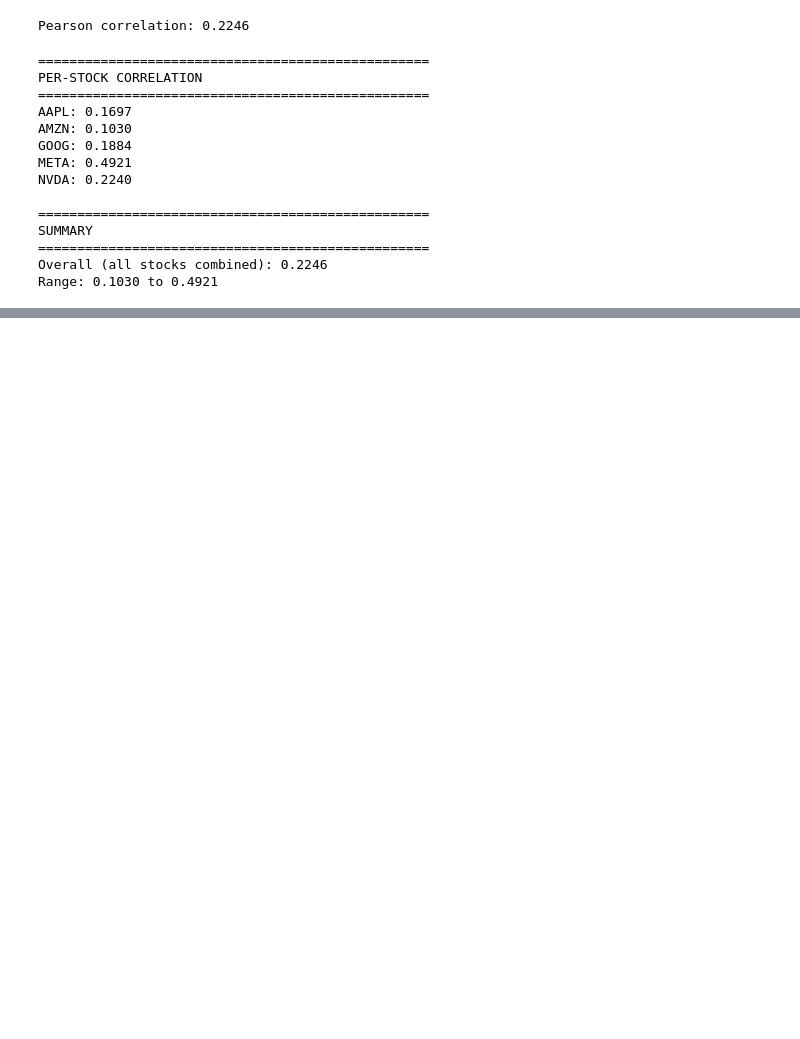
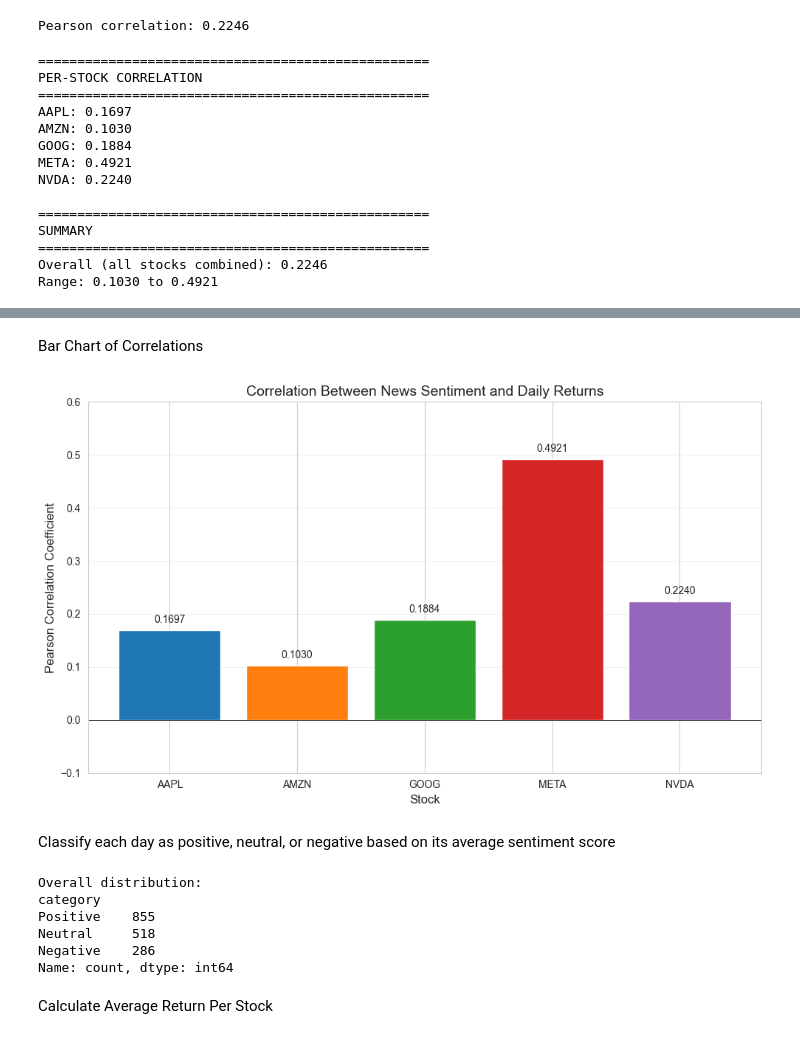
Before and after one commit to meronsisay/news-sentiment-analysis, a Jupyter notebook: notebooks/sentiment_correlation.ipynb, the cells around one changed output, grey strips where cells are left out. Drawn from its saved outputs; the diff is of its cells as text; code cells hidden in the pictures; blank space fills up the shorter version.

```diff
--- a/notebooks/sentiment_correlation.ipynb
+++ b/notebooks/sentiment_correlation.ipynb
@@ -283,0 +359,61 @@ Range: 0.1030 to 0.4921
+# %% [markdown]
+ Bar Chart of Correlations
+# %%
+# Calculate per-stock correlations
+stock_corr = sentiment_returns.groupby('stock')['avg_sentiment'].corr(sentiment_returns['return_pct']).reset_index()
+# Fix the above - correct way:
+stock_corr = []
+for stock in sentiment_returns['stock'].unique():
+    data = sentiment_returns[sentiment_returns['stock'] == stock]
+    stock_corr.append({'stock': stock, 'correlation': data['avg_sentiment'].corr(data['return_pct'])})
+stock_corr = pd.DataFrame(stock_corr)
+
+# Bar chart
+plt.figure(figsize=(10, 6))
+colors_bar = ['#1f77b4', '#ff7f0e', '#2ca02c', '#d62728', '#9467bd']
+bars = plt.bar(stock_corr['stock'], stock_corr['correlation'], color=colors_bar)
+
+# Add value labels on bars
+for bar, corr in zip(bars, stock_corr['correlation']):
+    plt.text(bar.get_x() + bar.get_width()/2, bar.get_height() + 0.01,
+             f'{corr:.4f}', ha='center', va='bottom', fontsize=10)
+
+plt.xlabel('Stock', fontsize=12)
+plt.ylabel('Pearson Correlation Coefficient', fontsize=12)
+plt.title('Correlation Between News Sentiment and Daily Returns', fontsize=14)
+plt.axhline(y=0, color='black', linestyle='-', linewidth=0.5)
+plt.ylim(-0.1, 0.6)
+plt.grid(True, alpha=0.3, axis='y')
+plt.tight_layout()
+plt.show()
+# %% [output]
+[figure, added]
+# %% [markdown]
+Classify each day as positive, neutral, or negative based on its average sentiment score
+# %%
+# Create a copy to work with
+analysis_data = sentiment_returns.copy()
+
+# Classification function
+def classify_sentiment(score):
+    if score > 0.05:
+        return 'Positive'
+    elif score < -0.05:
+        return 'Negative'
+    else:
+        return 'Neutral'
+
+# Apply classification
+analysis_data['category'] = analysis_data['avg_sentiment'].apply(classify_sentiment)
+
+print("\nOverall distribution:")
+print(analysis_data['category'].value_counts())
+# %% [output]
+Overall distribution:
+category
+Positive    855
+Neutral     518
+Negative    286
+Name: count, dtype: int64
+# %% [markdown]
+Calculate Average Return Per Stock
```
Also changed, not shown: parts of 10 cells of this notebook.
